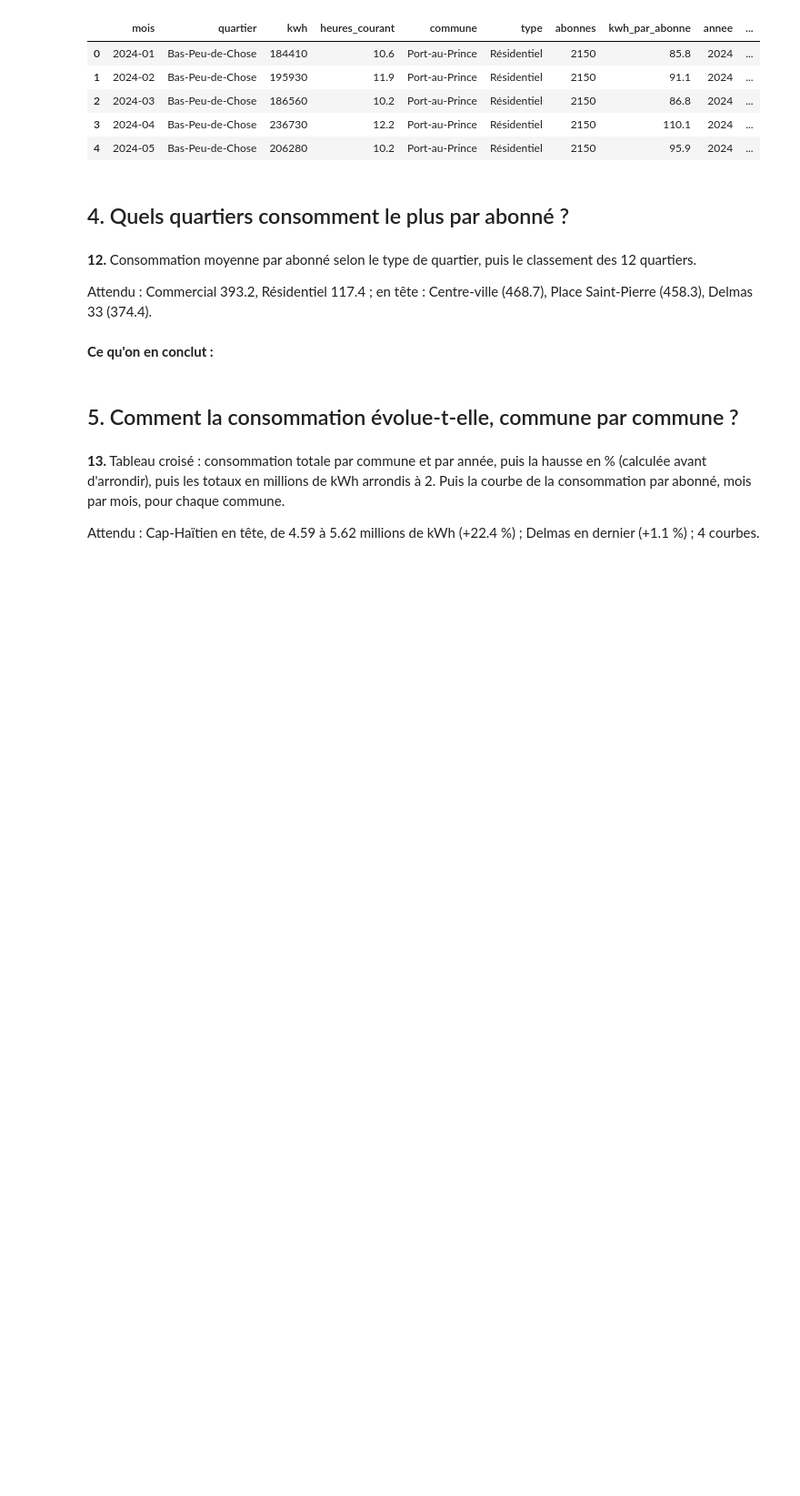
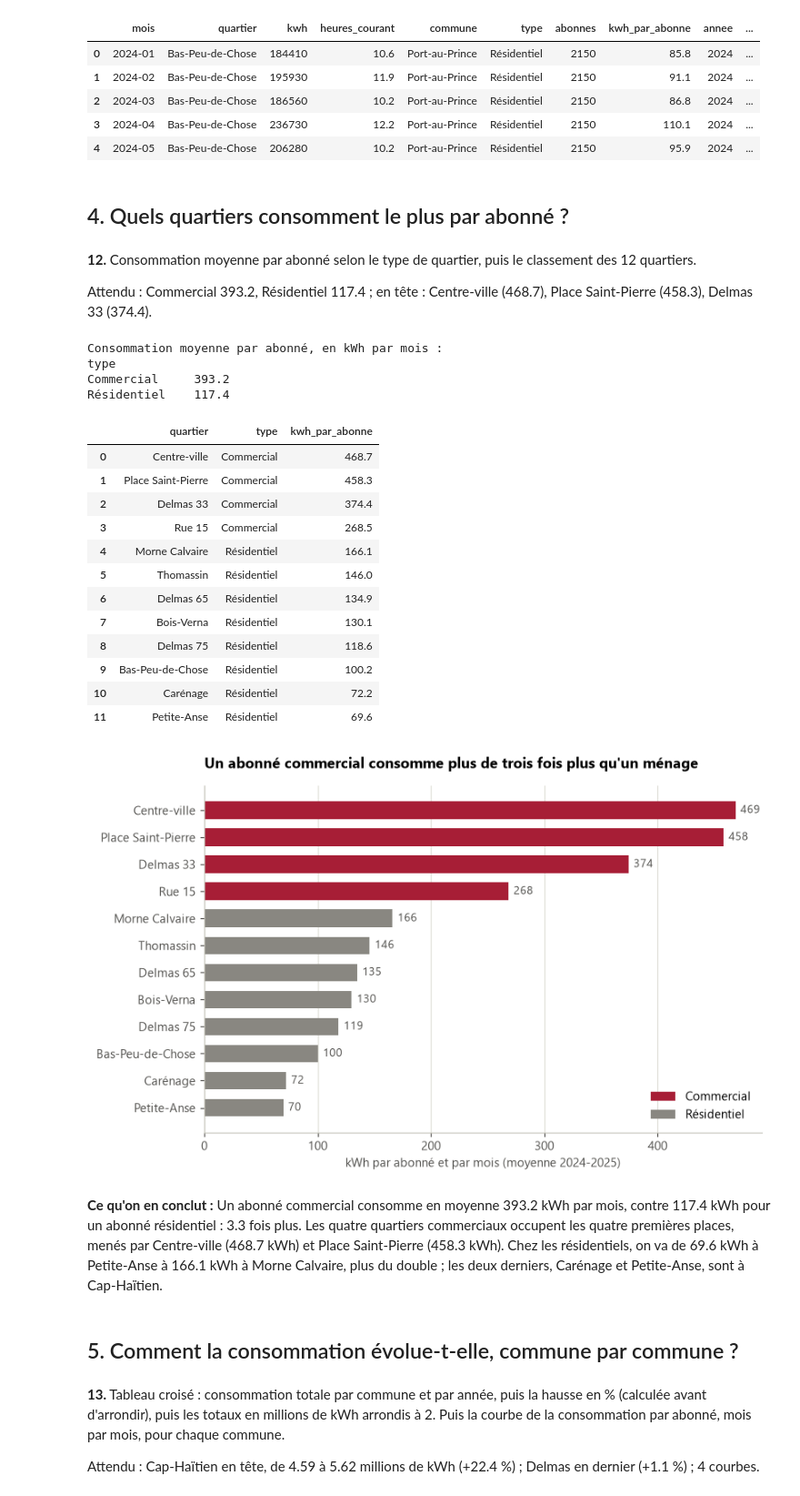
Before and after one commit to josilwilensky8-rgb/exercice-electricite, a Jupyter notebook: exploration.ipynb, the cells around one changed output. Shown at 91% size. Drawn from its saved outputs; the diff is of its cells as text; code cells hidden in the pictures; blank space fills up the shorter version.

Commit message:
Analyses des parties 4 à 8 et conclusion pour le directeur

```diff
--- a/exploration.ipynb
+++ b/exploration.ipynb
@@ -262,8 +262,52 @@ Forme : (279, 11)
 **12.** Consommation moyenne par abonné selon le type de quartier, puis le classement des 12 quartiers.
 
 Attendu : Commercial 393.2, Résidentiel 117.4 ; en tête : Centre-ville (468.7), Place Saint-Pierre (458.3), Delmas 33 (374.4).
+# %%
+par_type = df.groupby("type")["kwh_par_abonne"].mean().round(1)
+print("Consommation moyenne par abonné, en kWh par mois :")
+print(par_type.to_string(), end="\n\n")
+
+classement = (
+    df.groupby(["quartier", "type"], as_index=False)["kwh_par_abonne"]
+    .mean()
+    .round(1)
+    .sort_values("kwh_par_abonne", ascending=False, ignore_index=True)
+)
+display(classement)
+
+fig, ax = plt.subplots(figsize=(8, 5))
+for type_quartier, groupe in classement.groupby("type"):
+    barres = ax.barh(groupe.index, groupe["kwh_par_abonne"], height=0.65,
+                     color=COULEURS_TYPES[type_quartier], label=type_quartier)
+    ax.bar_label(barres, fmt="%.0f", padding=4, color="#52514e", fontsize=9)
+ax.set_yticks(classement.index, classement["quartier"])
+ax.invert_yaxis()
+ax.grid(axis="y", visible=False)
+ax.set_xlabel("kWh par abonné et par mois (moyenne 2024-2025)")
+ax.set_title("Un abonné commercial consomme plus de trois fois plus qu'un ménage")
+ax.legend(loc="lower right")
+plt.show()
+# %% [output]
+Consommation moyenne par abonné, en kWh par mois :
+type
+Commercial     393.2
+Résidentiel    117.4
+|  | quartier | type | kwh_par_abonne |
+| 0 | Centre-ville | Commercial | 468.7 |
+| 1 | Place Saint-Pierre | Commercial | 458.3 |
+| 2 | Delmas 33 | Commercial | 374.4 |
+| 3 | Rue 15 | Commercial | 268.5 |
+| 4 | Morne Calvaire | Résidentiel | 166.1 |
+| 5 | Thomassin | Résidentiel | 146.0 |
+| 6 | Delmas 65 | Résidentiel | 134.9 |
+| 7 | Bois-Verna | Résidentiel | 130.1 |
+| 8 | Delmas 75 | Résidentiel | 118.6 |
+| 9 | Bas-Peu-de-Chose | Résidentiel | 100.2 |
+| 10 | Carénage | Résidentiel | 72.2 |
+| 11 | Petite-Anse | Résidentiel | 69.6 |
+[figure, added]
 # %% [markdown]
-**Ce qu'on en conclut :**
+**Ce qu'on en conclut :** Un abonné commercial consomme en moyenne 393.2 kWh par mois, contre 117.4 kWh pour un abonné résidentiel : 3.3 fois plus. Les quatre quartiers commerciaux occupent les quatre premières places, menés par Centre-ville (468.7 kWh) et Place Saint-Pierre (458.3 kWh). Chez les résidentiels, on va de 69.6 kWh à Petite-Anse à 166.1 kWh à Morne Calvaire, plus du double ; les deux derniers, Carénage et Petite-Anse, sont à Cap-Haïtien.
 # %% [markdown]
 ## 5. Comment la consommation évolue-t-elle, commune par commune ?
 # %% [markdown]
```
Also changed, not shown: parts of 9 cells of this notebook.
